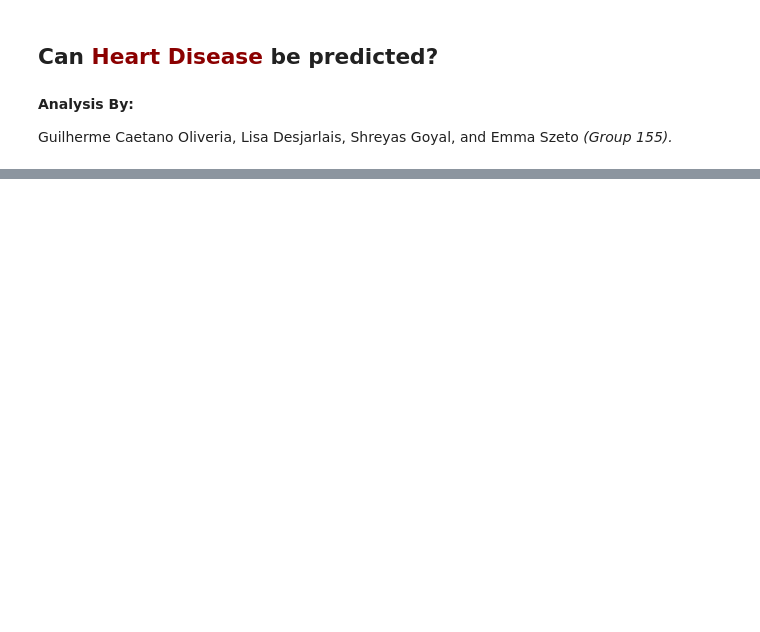
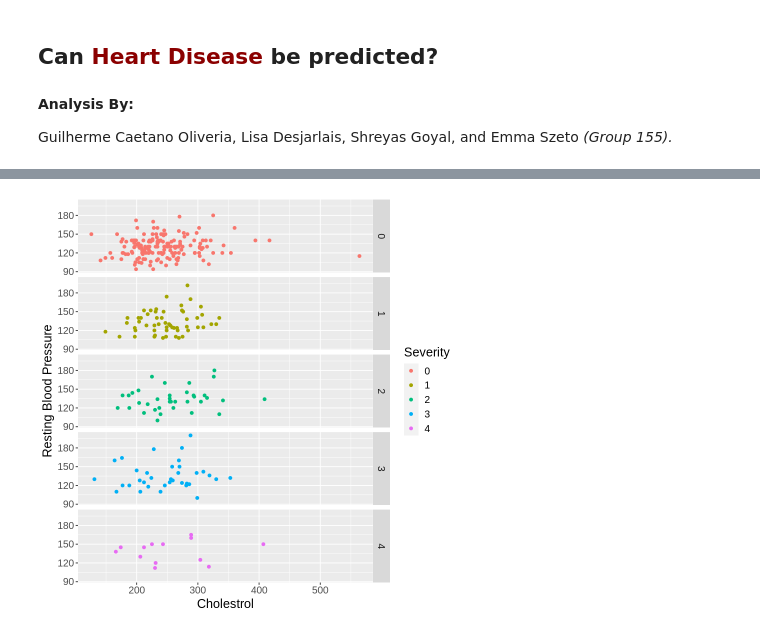
Before and after one commit to xenshreyas/Heart-Disease-Analysis, a Jupyter notebook: proposal.ipynb, the cells around one changed output, grey strips where cells are left out. Drawn from its saved outputs; the diff is of its cells as text; code cells hidden in the pictures; blank space fills up the shorter version.

```diff
--- a/proposal.ipynb
+++ b/proposal.ipynb
@@ -17,0 +58,10 @@ According to medical professionals at Johns Hopkins and Mount Sinai Health, ther
+# %%
+chol_vs_trestbps <- cleveland_data |>
+                    ggplot(aes(x = chol, y = trestbps, color = num)) +
+                    geom_point() +
+                    facet_grid(rows = vars(num)) +
+                    labs(x = "Cholestrol", y = "Resting Blood Pressure", color = "Severity") +
+                    theme(text = element_text(size = 15))
+chol_vs_trestbps
+# %% [output]
+[figure, added]
```
Also changed, not shown: parts of 16 cells of this notebook.
